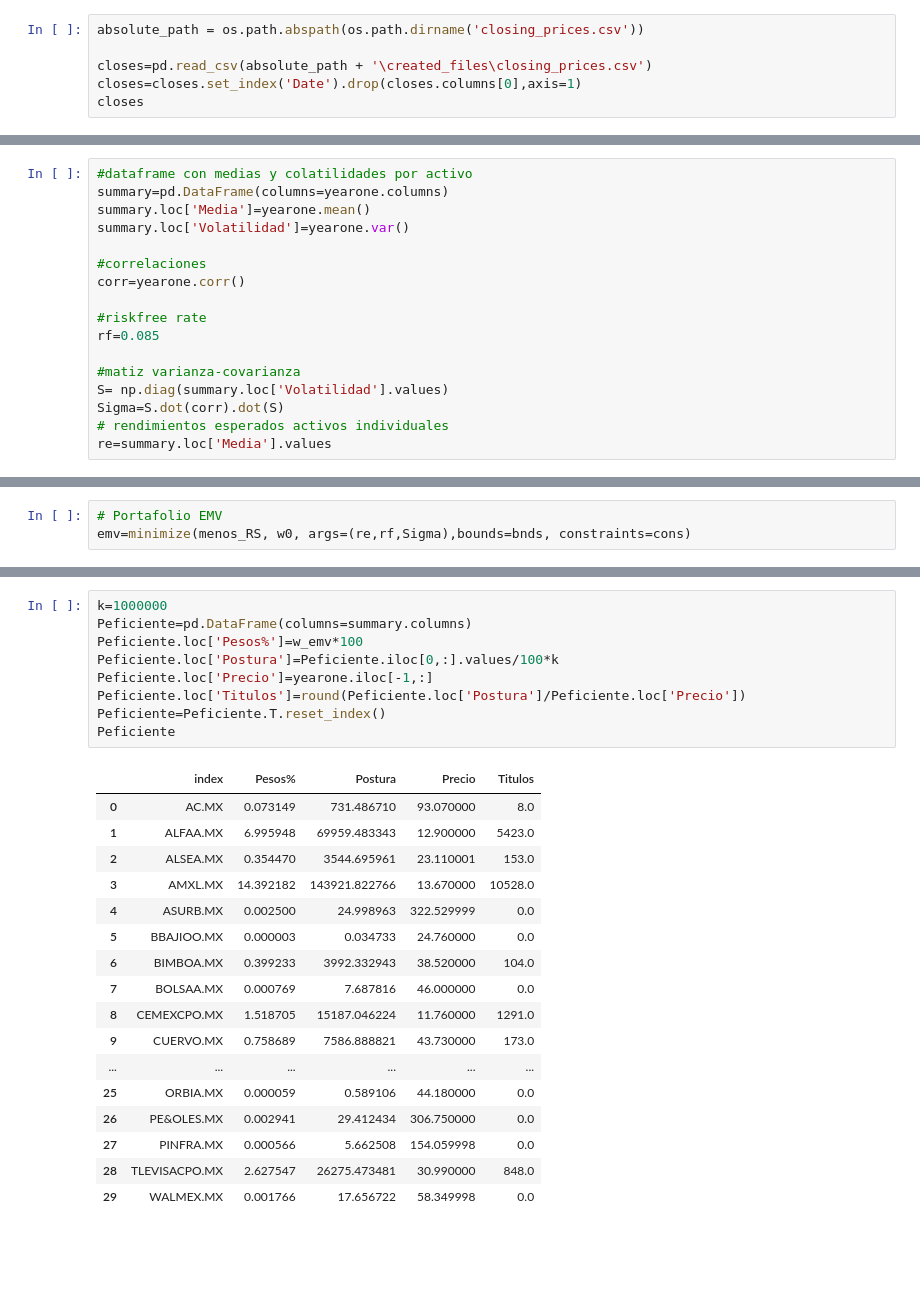
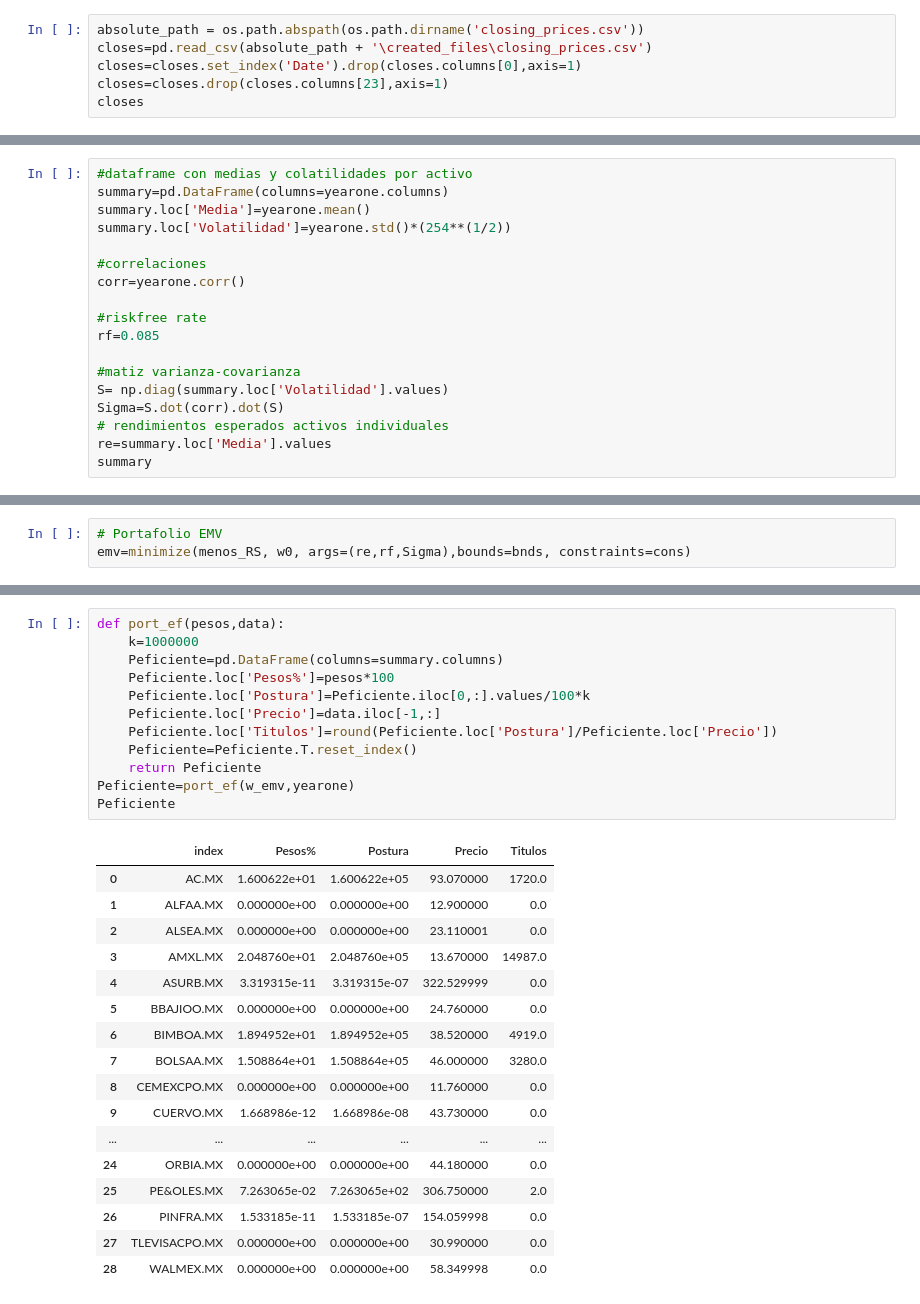
Before and after one commit to FridaHernandezL/Laboratorio1_MyST, a Jupyter notebook: Activas_Borrador.ipynb, the cells around one changed output, grey strips where cells are left out. Drawn from its saved outputs; the diff is of its cells as text; blank space fills up the shorter version.

```diff
--- a/Activas_Borrador.ipynb
+++ b/Activas_Borrador.ipynb
@@ -20,9 +24,9 @@ Se tomará el mismo escenario que en la inversión pasiva, es decir, tomar los a
 * El orden de recompra será aquél activo con mayor crecimiento el día inmediato anterior
 # %%
 absolute_path = os.path.abspath(os.path.dirname('closing_prices.csv'))
-
 closes=pd.read_csv(absolute_path + '\created_files\closing_prices.csv')
 closes=closes.set_index('Date').drop(closes.columns[0],axis=1)
+closes=closes.drop(closes.columns[23],axis=1)
 closes
 # %% [output]
 |  | AC.MX | ALFAA.MX | ALSEA.MX | AMXL.MX | ASURB.MX | BBAJIOO.MX | BIMBOA.MX | BOLSAA.MX | CEMEXCPO.MX | ... |
@@ -61,7 +49,7 @@ yearone
 #dataframe con medias y colatilidades por activo
 summary=pd.DataFrame(columns=yearone.columns)
 summary.loc['Media']=yearone.mean()
-summary.loc['Volatilidad']=yearone.var()
+summary.loc['Volatilidad']=yearone.std()*(254**(1/2))
 
 #correlaciones
 corr=yearone.corr()
@@ -74,3 +62,4 @@ S= np.diag(summary.loc['Volatilidad'].values)
 Sigma=S.dot(corr).dot(S)
 # rendimientos esperados activos individuales
 re=summary.loc['Media'].values
+summary
@@ -160,27 +169,30 @@ plt.colorbar()
 # %%
-k=1000000
-Peficiente=pd.DataFrame(columns=summary.columns)
-Peficiente.loc['Pesos%']=w_emv*100
-Peficiente.loc['Postura']=Peficiente.iloc[0,:].values/100*k
-Peficiente.loc['Precio']=yearone.iloc[-1,:]
-Peficiente.loc['Titulos']=round(Peficiente.loc['Postura']/Peficiente.loc['Precio'])
-Peficiente=Peficiente.T.reset_index()
+def port_ef(pesos,data):
+    k=1000000
+    Peficiente=pd.DataFrame(columns=summary.columns)
+    Peficiente.loc['Pesos%']=pesos*100
+    Peficiente.loc['Postura']=Peficiente.iloc[0,:].values/100*k
+    Peficiente.loc['Precio']=data.iloc[-1,:]
+    Peficiente.loc['Titulos']=round(Peficiente.loc['Postura']/Peficiente.loc['Precio'])
+    Peficiente=Peficiente.T.reset_index()
+    return Peficiente
+Peficiente=port_ef(w_emv,yearone)
 Peficiente
 # %% [output]
 |  | index | Pesos% | Postura | Precio | Titulos |
-| 0 | AC.MX | 0.073149 | 731.486710 | 93.070000 | 8.0 |
-| 1 | ALFAA.MX | 6.995948 | 69959.483343 | 12.900000 | 5423.0 |
-| 2 | ALSEA.MX | 0.354470 | 3544.695961 | 23.110001 | 153.0 |
-| 3 | AMXL.MX | 14.392182 | 143921.822766 | 13.670000 | 10528.0 |
-| 4 | ASURB.MX | 0.002500 | 24.998963 | 322.529999 | 0.0 |
-| 5 | BBAJIOO.MX | 0.000003 | 0.034733 | 24.760000 | 0.0 |
-| 6 | BIMBOA.MX | 0.399233 | 3992.332943 | 38.520000 | 104.0 |
-| 7 | BOLSAA.MX | 0.000769 | 7.687816 | 46.000000 | 0.0 |
-| 8 | CEMEXCPO.MX | 1.518705 | 15187.046224 | 11.760000 | 1291.0 |
-| 9 | CUERVO.MX | 0.758689 | 7586.888821 | 43.730000 | 173.0 |
+| 0 | AC.MX | 1.600622e+01 | 1.600622e+05 | 93.070000 | 1720.0 |
+| 1 | ALFAA.MX | 0.000000e+00 | 0.000000e+00 | 12.900000 | 0.0 |
+| 2 | ALSEA.MX | 0.000000e+00 | 0.000000e+00 | 23.110001 | 0.0 |
+| 3 | AMXL.MX | 2.048760e+01 | 2.048760e+05 | 13.670000 | 14987.0 |
+| 4 | ASURB.MX | 3.319315e-11 | 3.319315e-07 | 322.529999 | 0.0 |
+| 5 | BBAJIOO.MX | 0.000000e+00 | 0.000000e+00 | 24.760000 | 0.0 |
+| 6 | BIMBOA.MX | 1.894952e+01 | 1.894952e+05 | 38.520000 | 4919.0 |
+| 7 | BOLSAA.MX | 1.508864e+01 | 1.508864e+05 | 46.000000 | 3280.0 |
+| 8 | CEMEXCPO.MX | 0.000000e+00 | 0.000000e+00 | 11.760000 | 0.0 |
+| 9 | CUERVO.MX | 1.668986e-12 | 1.668986e-08 | 43.730000 | 0.0 |
 | ... | ... | ... | ... | ... | ... |
-| 25 | ORBIA.MX | 0.000059 | 0.589106 | 44.180000 | 0.0 |
-| 26 | PE&OLES.MX | 0.002941 | 29.412434 | 306.750000 | 0.0 |
-| 27 | PINFRA.MX | 0.000566 | 5.662508 | 154.059998 | 0.0 |
-| 28 | TLEVISACPO.MX | 2.627547 | 26275.473481 | 30.990000 | 848.0 |
-| 29 | WALMEX.MX | 0.001766 | 17.656722 | 58.349998 | 0.0 |
+| 24 | ORBIA.MX | 0.000000e+00 | 0.000000e+00 | 44.180000 | 0.0 |
+| 25 | PE&OLES.MX | 7.263065e-02 | 7.263065e+02 | 306.750000 | 2.0 |
+| 26 | PINFRA.MX | 1.533185e-11 | 1.533185e-07 | 154.059998 | 0.0 |
+| 27 | TLEVISACPO.MX | 0.000000e+00 | 0.000000e+00 | 30.990000 | 0.0 |
+| 28 | WALMEX.MX | 0.000000e+00 | 0.000000e+00 | 58.349998 | 0.0 |
```
Also changed, not shown: parts of 18 cells of this notebook, 5 other files.
